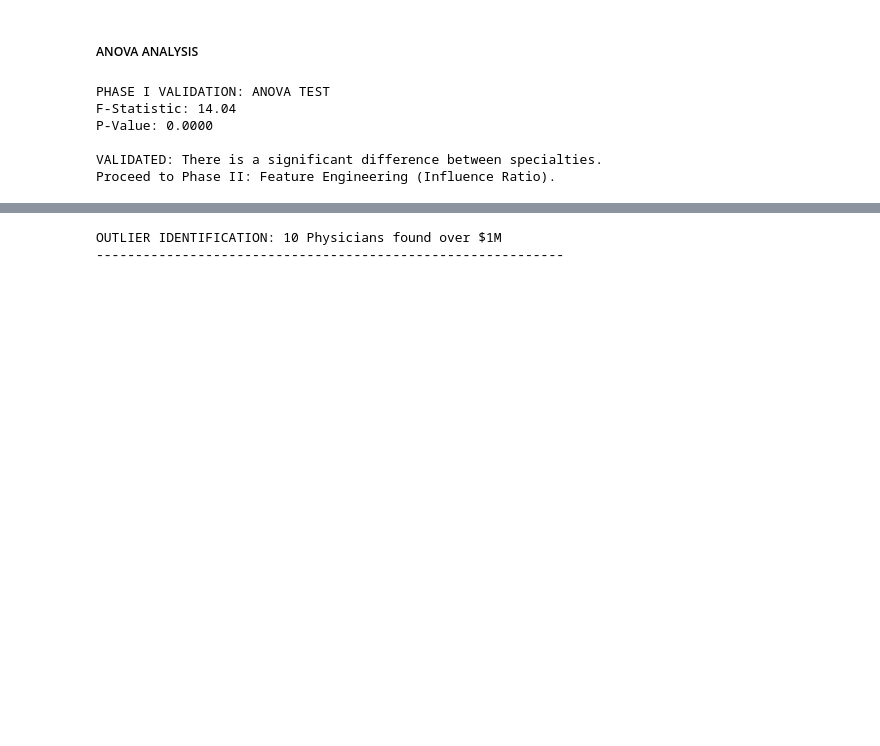
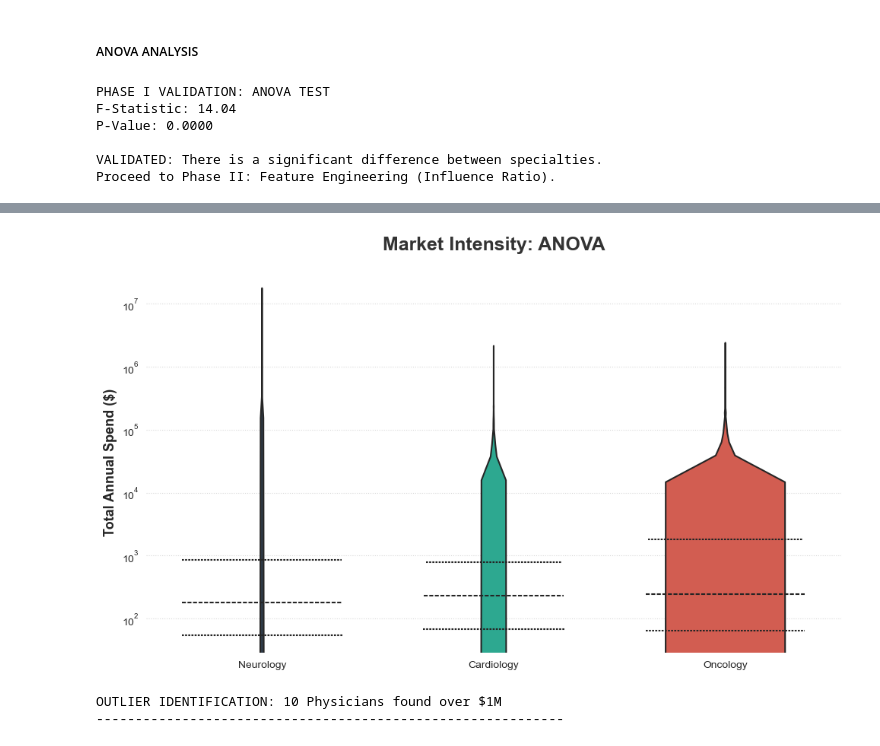
Before and after one commit to cgveradi/pharmareach, a Jupyter notebook: notebooks/01_data_cleaning.ipynb, the cells around one changed output, grey strips where cells are left out. Saved outputs shown, nothing was run; the diff lists cells and outputs as text; code cells hidden in the pictures; blank space fills up the shorter version.

Commit message:
Fixed couple lines generating errors

```diff
--- a/notebooks/01_data_cleaning.ipynb
+++ b/notebooks/01_data_cleaning.ipynb
@@ -138,3 +137,42 @@ plt.show()
+# %%
+# Anova for slide
+
+# Set a professional whitegrid style
+sns.set_style("whitegrid", {'axes.grid': False})
+plt.figure(figsize=(10, 6), dpi=100) # Higher DPI for crisp slides
+
+# Custom color palette
+colors = ["#2C3E50", "#18BC9C", "#E74C3C"] # Deep Navy, Mint, Coral
+sns.violinplot(
+    data=df,
+    x='specialty',
+    y='total_spend',
+    hue='specialty',
+    palette=colors,
+    inner='quartile',
+    legend=False,
+    linewidth=1.5
+)
+
+# 1. Log scale is correct, but let's clean the labels
+plt.yscale('log')
+
+# 2. Styling the Text
+plt.title('Market Intensity: ANOVA', fontsize=18, pad=20, fontweight='bold', color='#333333')
+plt.xlabel('', fontsize=12) # Hidden because labels are obvious
+plt.ylabel('Total Annual Spend ($)', fontsize=13, fontweight='semibold')
+
+# 3. Clean up the axis (Remove the top and right spines)
+sns.despine(left=True, bottom=True)
+
+
+# 5. Add subtle horizontal lines for scale context
+plt.grid(axis='y', color='gray', linestyle=':', alpha=0.3)
+
+plt.tight_layout()
+plt.show()
+# %% [output]
+[figure, added]
 # %%
 # Filter for the 1 million outliers
 high_rollers = df[df['total_spend'] > 1_000_000].sort_values('total_spend', ascending=False)
```
Also changed, not shown: parts of 3 cells of this notebook.
